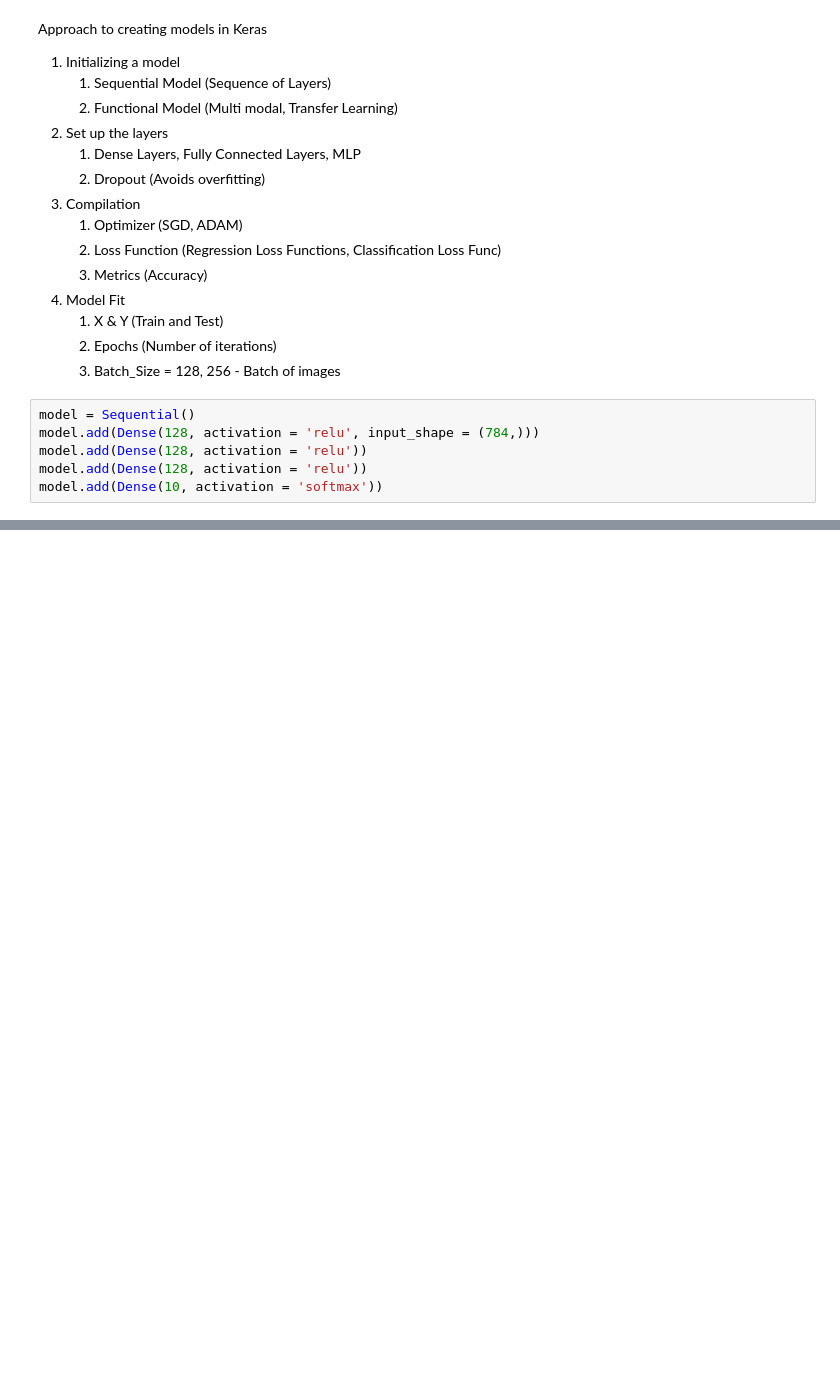
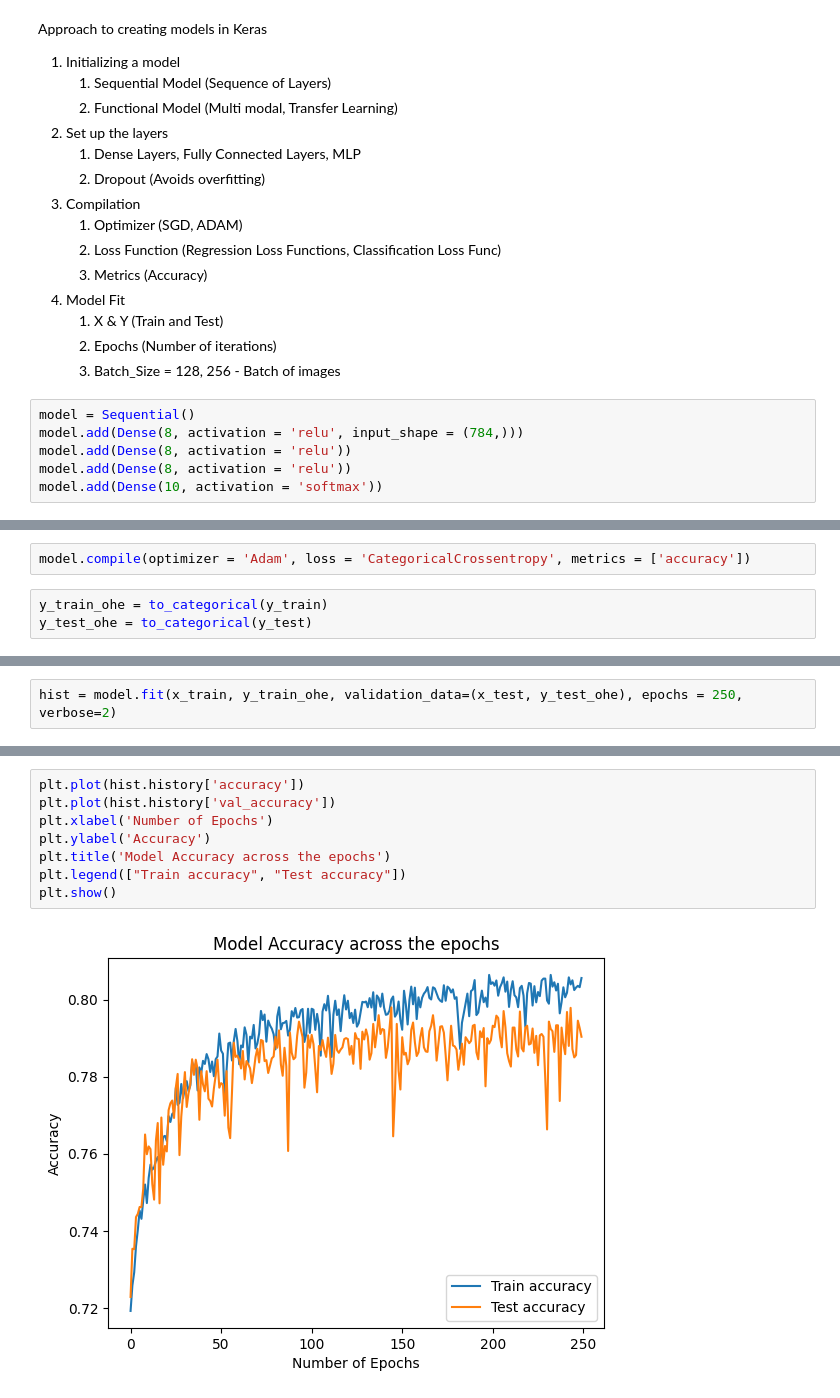
Before and after one commit to ZeeshanAhmed95/MNIST-Classification-Keras, a Jupyter notebook: MNIST_Classification_using_Sklearn_and_Keras.ipynb, the cells around one changed output, grey strips where cells are left out. Saved outputs shown, nothing was run; the diff lists cells and outputs as text; blank space fills up the shorter version.

```diff
--- a/MNIST_Classification_using_Sklearn_and_Keras.ipynb
+++ b/MNIST_Classification_using_Sklearn_and_Keras.ipynb
@@ -268,9 +250,9 @@ Approach to creating models in Keras
      3. Batch_Size = 128, 256 - Batch of images
 # %%
 model = Sequential()
-model.add(Dense(128, activation = 'relu', input_shape = (784,)))
-model.add(Dense(128, activation = 'relu'))
-model.add(Dense(128, activation = 'relu'))
+model.add(Dense(8, activation = 'relu', input_shape = (784,)))
+model.add(Dense(8, activation = 'relu'))
+model.add(Dense(8, activation = 'relu'))
 model.add(Dense(10, activation = 'softmax'))
 # %%
 model.summary()
@@ -293,2 +275,7 @@ Trainable params: 134794 (526.54 KB)
 Non-trainable params: 0 (0.00 Byte)
 _________________________________________________________________
+# %%
+model.compile(optimizer = 'Adam', loss = 'CategoricalCrossentropy', metrics = ['accuracy'])
+# %%
+y_train_ohe = to_categorical(y_train)
+y_test_ohe = to_categorical(y_test)
@@ -294,0 +301,2 @@ _________________________________________________________________
+# %%
+hist = model.fit(x_train, y_train_ohe, validation_data=(x_test, y_test_ohe), epochs = 250, verbose=2)
@@ -294,0 +321,10 @@ _________________________________________________________________
+# %%
+plt.plot(hist.history['accuracy'])
+plt.plot(hist.history['val_accuracy'])
+plt.xlabel('Number of Epochs')
+plt.ylabel('Accuracy')
+plt.title('Model Accuracy across the epochs')
+plt.legend(["Train accuracy", "Test accuracy"])
+plt.show()
+# %% [output]
+[figure, added]
```
Also changed, not shown: parts of 11 cells of this notebook.
